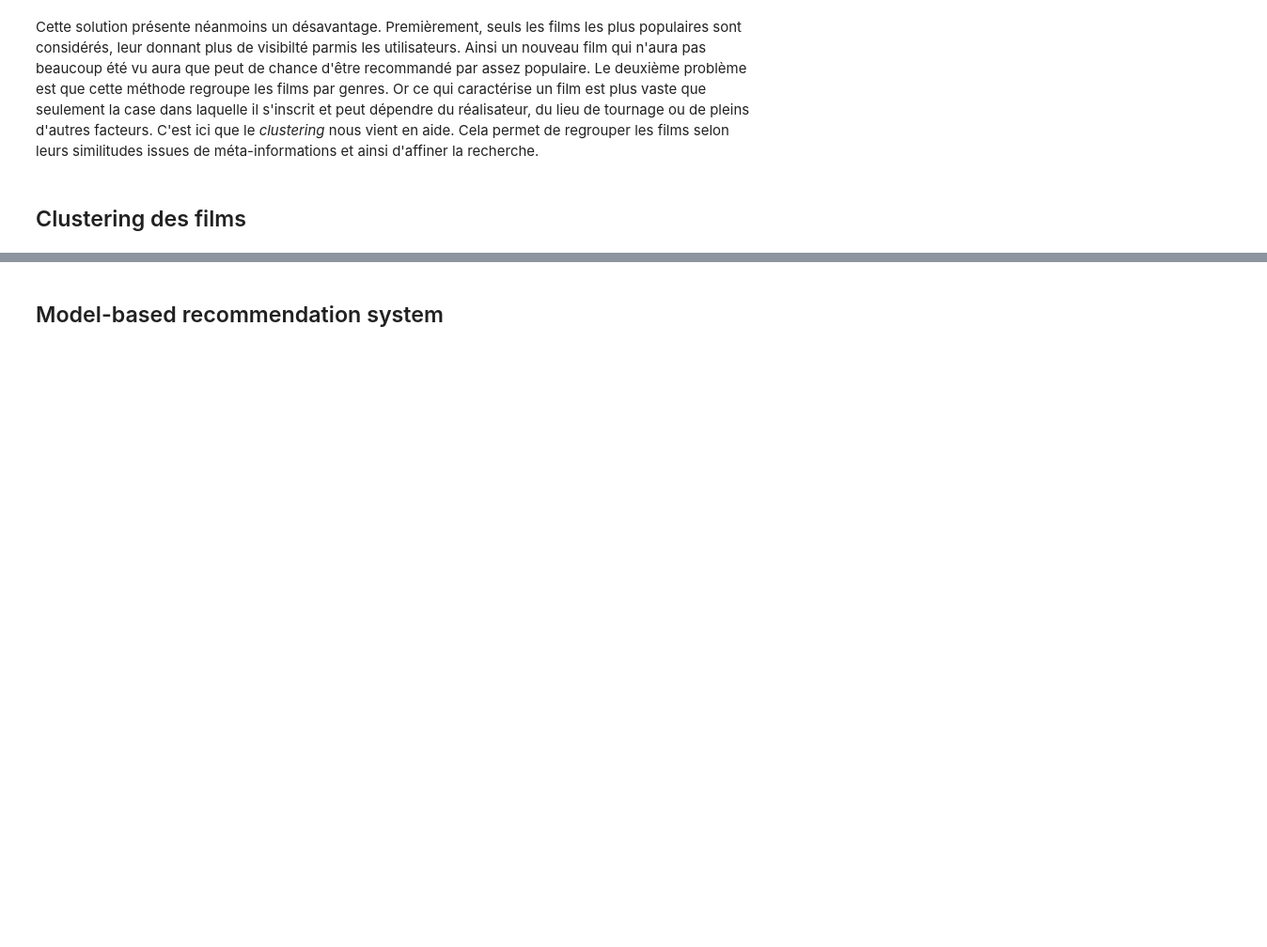
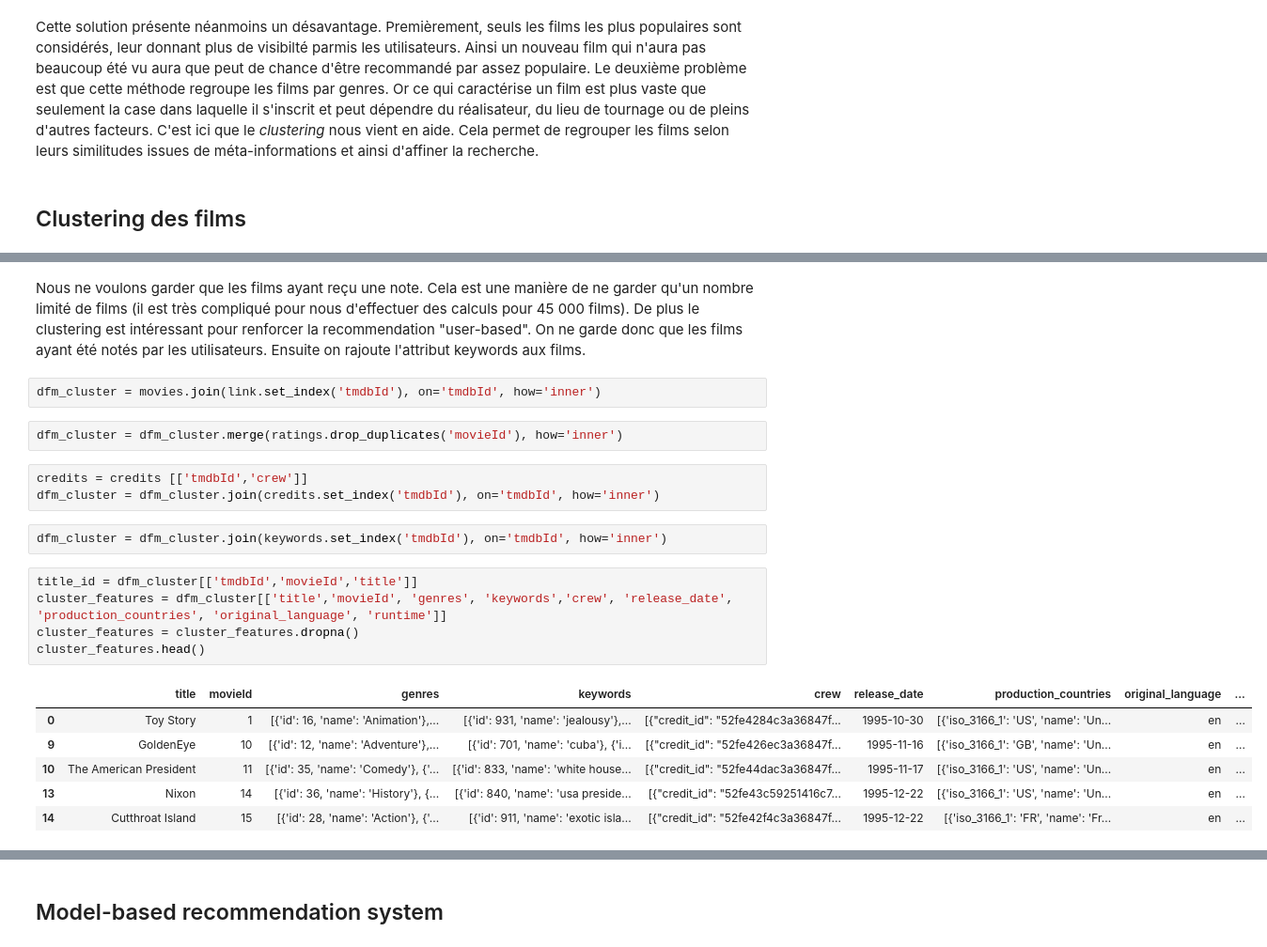
Before and after one commit to AnitaDurr/MovieRecommandation, a Jupyter notebook: MovieNotebook.ipynb, the cells around one changed output, grey strips where cells are left out. Shown: that part at 94% size. Saved outputs shown, nothing was run; the diff lists cells and outputs as text; blank space fills up the shorter version.

```diff
--- a/MovieNotebook.ipynb
+++ b/MovieNotebook.ipynb
@@ -925,0 +705,23 @@ Cette solution présente néanmoins un désavantage. Premièrement, seuls les fi
+# %% [markdown]
+Nous ne voulons garder que les films ayant reçu une note. Cela est une manière de ne garder qu'un nombre limité de films (il est très compliqué pour nous d'effectuer des calculs pour 45 000 films). De plus le clustering est intéressant pour renforcer la recommendation "user-based". On ne garde donc que les films ayant été notés par les utilisateurs. Ensuite on rajoute l'attribut keywords aux films.
+# %%
+dfm_cluster = movies.join(link.set_index('tmdbId'), on='tmdbId', how='inner')
+# %%
+dfm_cluster = dfm_cluster.merge(ratings.drop_duplicates('movieId'), how='inner')
+# %%
+credits = credits [['tmdbId','crew']]
+dfm_cluster = dfm_cluster.join(credits.set_index('tmdbId'), on='tmdbId', how='inner')
+# %%
+dfm_cluster = dfm_cluster.join(keywords.set_index('tmdbId'), on='tmdbId', how='inner')
+# %%
+title_id = dfm_cluster[['tmdbId','movieId','title']]
+cluster_features = dfm_cluster[['title','movieId', 'genres', 'keywords','crew', 'release_date', 'production_countries', 'original_language', 'runtime']]
+cluster_features = cluster_features.dropna()
+cluster_features.head()
+# %% [output]
+|  | title | movieId | genres | keywords | crew | release_date | production_countries | original_language | ... |
+| 0 | Toy Story | 1 | [{'id': 16, 'name': 'Animation'},... | [{'id': 931, 'name': 'jealousy'},... | [{"credit_id": "52fe4284c3a36847f... | 1995-10-30 | [{'iso_3166_1': 'US', 'name': 'Un... | en | ... |
+| 9 | GoldenEye | 10 | [{'id': 12, 'name': 'Adventure'},... | [{'id': 701, 'name': 'cuba'}, {'i... | [{"credit_id": "52fe426ec3a36847f... | 1995-11-16 | [{'iso_3166_1': 'GB', 'name': 'Un... | en | ... |
+| 10 | The American President | 11 | [{'id': 35, 'name': 'Comedy'}, {'... | [{'id': 833, 'name': 'white house... | [{"credit_id": "52fe44dac3a36847f... | 1995-11-17 | [{'iso_3166_1': 'US', 'name': 'Un... | en | ... |
+| 13 | Nixon | 14 | [{'id': 36, 'name': 'History'}, {... | [{'id': 840, 'name': 'usa preside... | [{"credit_id": "52fe43c59251416c7... | 1995-12-22 | [{'iso_3166_1': 'US', 'name': 'Un... | en | ... |
+| 14 | Cutthroat Island | 15 | [{'id': 28, 'name': 'Action'}, {'... | [{'id': 911, 'name': 'exotic isla... | [{"credit_id": "52fe42f4c3a36847f... | 1995-12-22 | [{'iso_3166_1': 'FR', 'name': 'Fr... | en | ... |
```
Also changed, not shown: parts of 98 cells of this notebook.
